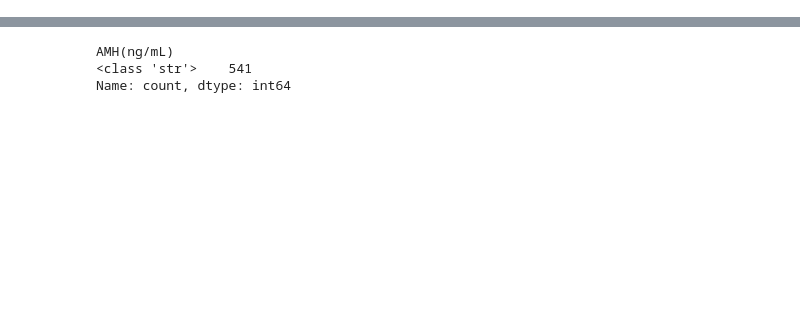
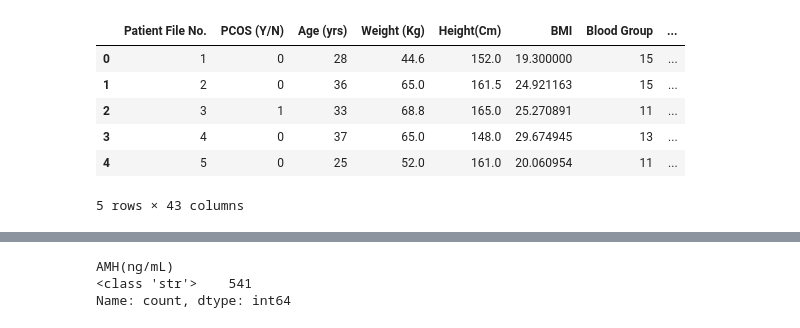
Before and after one commit to Parmida79/hera-care, a Jupyter notebook: notebooks/001.ipynb, the cells around one changed output, grey strips where cells are left out. Cells and saved outputs as stored; diff of their text form; code cells hidden in the pictures; blank space fills up the shorter version.

```diff
--- a/notebooks/001.ipynb
+++ b/notebooks/001.ipynb
@@ -30,0 +31,15 @@ missing_data
+# %%
+# Women who are infertile with either having PCOS or not
+fertile_df = pd.read_excel("../data/raw/raw_PCOS_data_without_infertility.xlsx", sheet_name="Full_new")
+
+# drop redundant columns from DataFrame
+fertile_df = fertile_df.drop(['Unnamed: 44', 'Sl. No'], axis=1)
+fertile_df.head()
+# %% [output]
+|  | Patient File No. | PCOS (Y/N) | Age (yrs) | Weight (Kg) | Height(Cm) | BMI | Blood Group | ... |
+| 0 | 1 | 0 | 28 | 44.6 | 152.0 | 19.300000 | 15 | ... |
+| 1 | 2 | 0 | 36 | 65.0 | 161.5 | 24.921163 | 15 | ... |
+| 2 | 3 | 1 | 33 | 68.8 | 165.0 | 25.270891 | 11 | ... |
+| 3 | 4 | 0 | 37 | 65.0 | 148.0 | 29.674945 | 13 | ... |
+| 4 | 5 | 0 | 25 | 52.0 | 161.0 | 20.060954 | 11 | ... |
+5 rows × 43 columns
```
Also changed, not shown: parts of 29 cells of this notebook, 8 other files.
